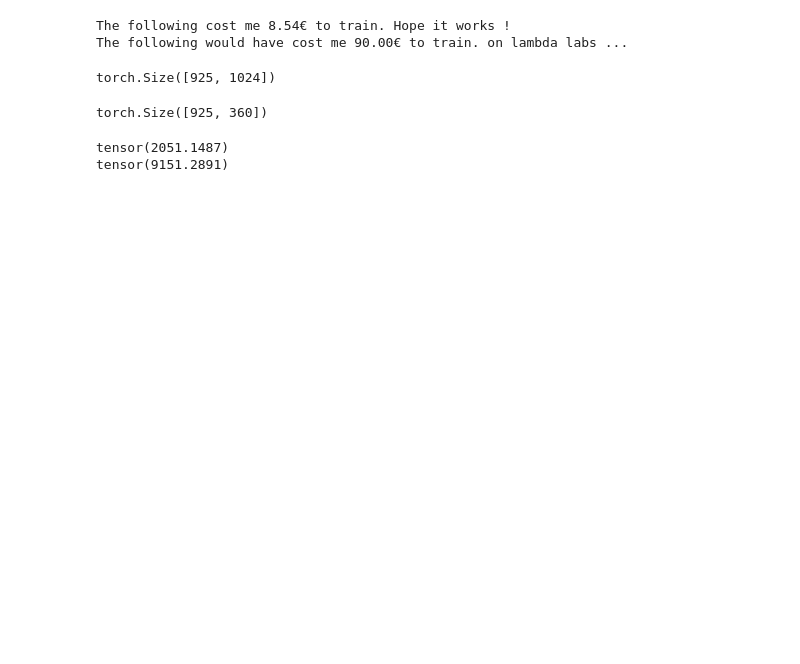
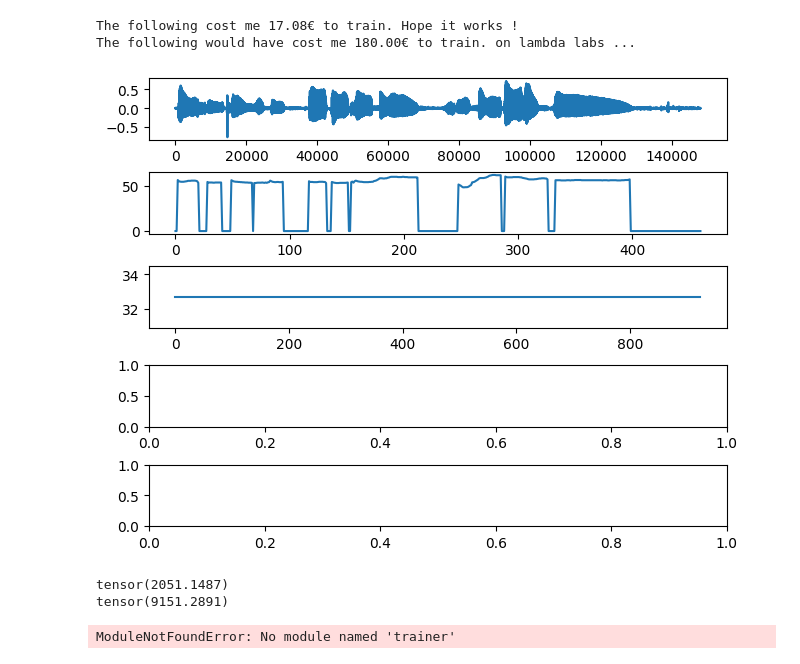
Before and after one commit to chloelavrat/TorchCrepe, a Jupyter notebook: test_model.ipynb, the cells around one changed output. Saved outputs shown, nothing was run; the diff lists cells and outputs as text; code cells hidden in the pictures; blank space fills up the shorter version.

```diff
--- a/test_model.ipynb
+++ b/test_model.ipynb
@@ -3,7 +3,7 @@
 power_watts = 300  # Power consumption of the PC in watts
 hours_per_day = 24  # Hours of usage per day
 price_per_kwh = 0.23719  # Price per kWh in euros
-number_of_days = 5
+number_of_days = 10
 
 # Calculate daily energy consumption in kWh
 daily_energy_kwh = (power_watts * hours_per_day) / 1000
@@ -21,8 +21,8 @@ nb_h = hours_per_day*number_of_days
 cost = nb_h * lambda_labs
 print(f"The following would have cost me {cost:.2f}€ to train. on lambda labs ...")
 # %% [output]
-The following cost me 8.54€ to train. Hope it works !
-The following would have cost me 90.00€ to train. on lambda labs ...
+The following cost me 17.08€ to train. Hope it works !
+The following would have cost me 180.00€ to train. on lambda labs ...
 # %%
 import torch
 
@@ -39,11 +35,21 @@ label = torch.tensor(label)
 # %%
+audio, label = dataset[8]
+audio = torch.tensor(audio)
+label = torch.tensor(label)
+
 _, crepe_frequency, _, crepe_activation = crepe.predict(audio,16000)
-# %% [output]
-torch.Size([925, 1024])
-# %%
-crepe_activation.shape
-# %% [output]
-torch.Size([925, 360])
+# %%
+from matplotlib import pyplot as plt
+
+fig, (ax0, ax1, ax2, ax3, ax4) = plt.subplots(5, 1, layout='constrained')
+ax0.plot(audio)
+ax1.plot(label)
+ax2.plot(crepe_frequency.detach().numpy())
+#ax3.plot(diff)
+#ax4.plot(crepe_freq.detach().numpy())
+plt.show()
+# %% [output]
+[figure, added]
 # %%
 min_cents = 1200 * torch.log2(torch.tensor(32.70/10))
 max_cents = 1200 * torch.log2(torch.tensor(1975.5/10))
@@ -76,16 +82,33 @@ from trainer import frequency_to_cents
 from utils import *
 import torch.nn.functional as F
 
+def cent_to_bin_mapping(cents_values, dtype=torch.float32):
+    # Define the mapping parameters
+    num_bins = 360
+    device = cents_values.device
+    min_cents = 1200 * torch.log2(torch.tensor(32.70/10, device=device))
+    max_cents = 1200 * torch.log2(torch.tensor(3951.066/10, device=device)) + min_cents
+    bin_edges = torch.linspace(min_cents, max_cents, num_bins, dtype=dtype, device=device)
+
+    # Compute the bin index for each cent value
+    bin_indices = torch.bucketize(cents_values, bin_edges, right=True)
+
+    # Ensure bin indices are within bounds
+    bin_indices = torch.clamp(bin_indices, min=0, max=num_bins-1)
+
+    return bin_indices
+
 def get_activation_from_label(labels, center=True, step_size=10, batch_size=128):
     """
     labels : (N,) or (C, N)
     """
-
     if len(labels.shape) == 2:
         if labels.shape[0] == 1:
             labels = labels[0]
         else:
             labels = labels.mean(dim=0) # make mono
+
+    device = labels.device
 
     def get_frame(labels, step_size, center):
         if center:
@@ -99,18 +122,18 @@ def get_activation_from_label(labels, center=True, step_size=10, batch_size=128)
         return frames
 
     frames = get_frame(labels, step_size, center)
-    activation_stack = []
 
-    for i in range(0, len(frames), batch_size):
-        f = frames[i:min(i+batch_size, len(frames))]
-        act = torch.zeros([f.shape[0],360])
-        mean_f = f.mean(dim=-1)
-        bins = cent_to_bin_mapping(mean_f)
-        for idx, a in enumerate(act):
-            act[idx,bins[idx]]=1
+    # Convert frames to float if needed
+    frames = frames.float()
 
-        activation_stack.append(act.cpu())
-    activation = torch.cat(activation_stack, dim=0)
+    # Compute activations
+    mean_f = frames.mean(dim=-1)
+    bins = cent_to_bin_mapping(mean_f)
+
+    # Create activation tensor
+    activation = torch.zeros(frames.size(0), 360, device=device)
+    activation.scatter_(1, bins.unsqueeze(1), 1)
+
     return activation
 
 # resize cents to audio size
@@ -122,6 +145,8 @@ label_activation = get_activation_from_label(label_F)
 #print("crepe_activation", crepe_activation.shape)
 label_freq = to_freq(label_activation)
 crepe_freq = to_freq(crepe_activation)
+# %% [output]
+ModuleNotFoundError: No module named 'trainer'
 # %%
 from matplotlib import pyplot as plt
 
```
Also changed, not shown: parts of 9 cells of this notebook, 19 other files.
